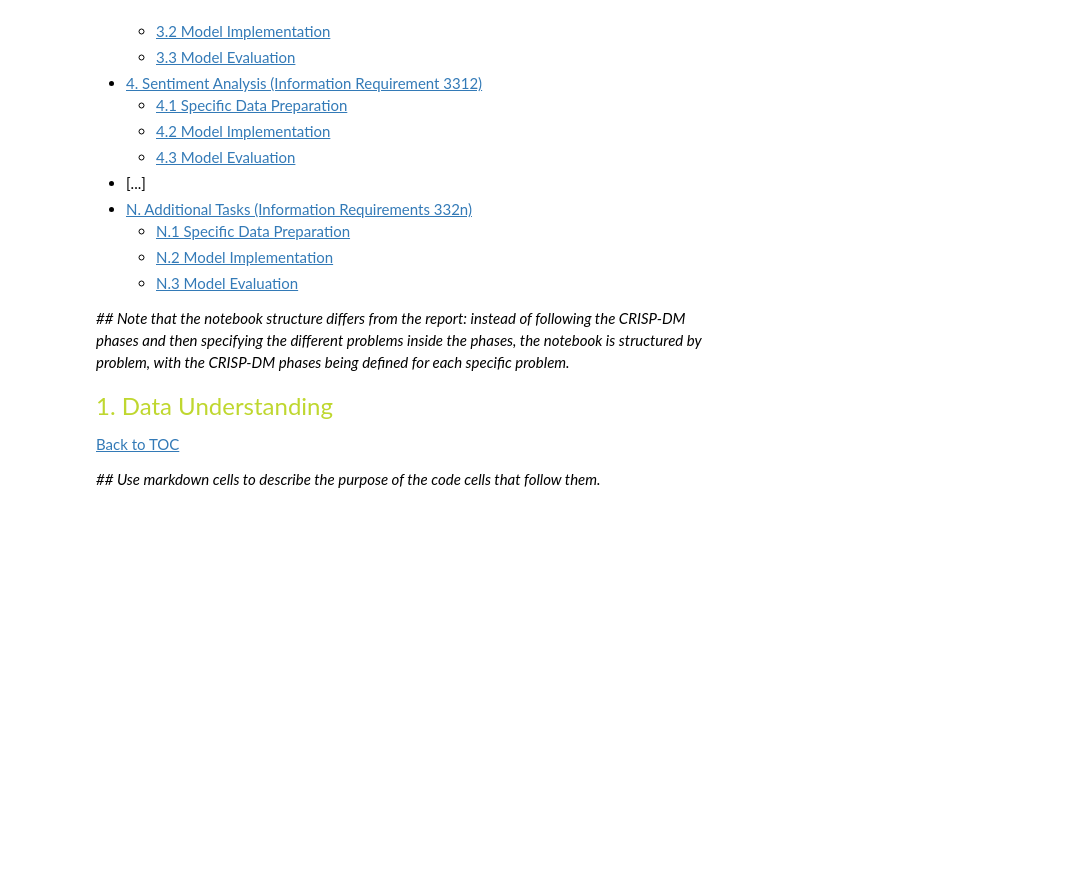
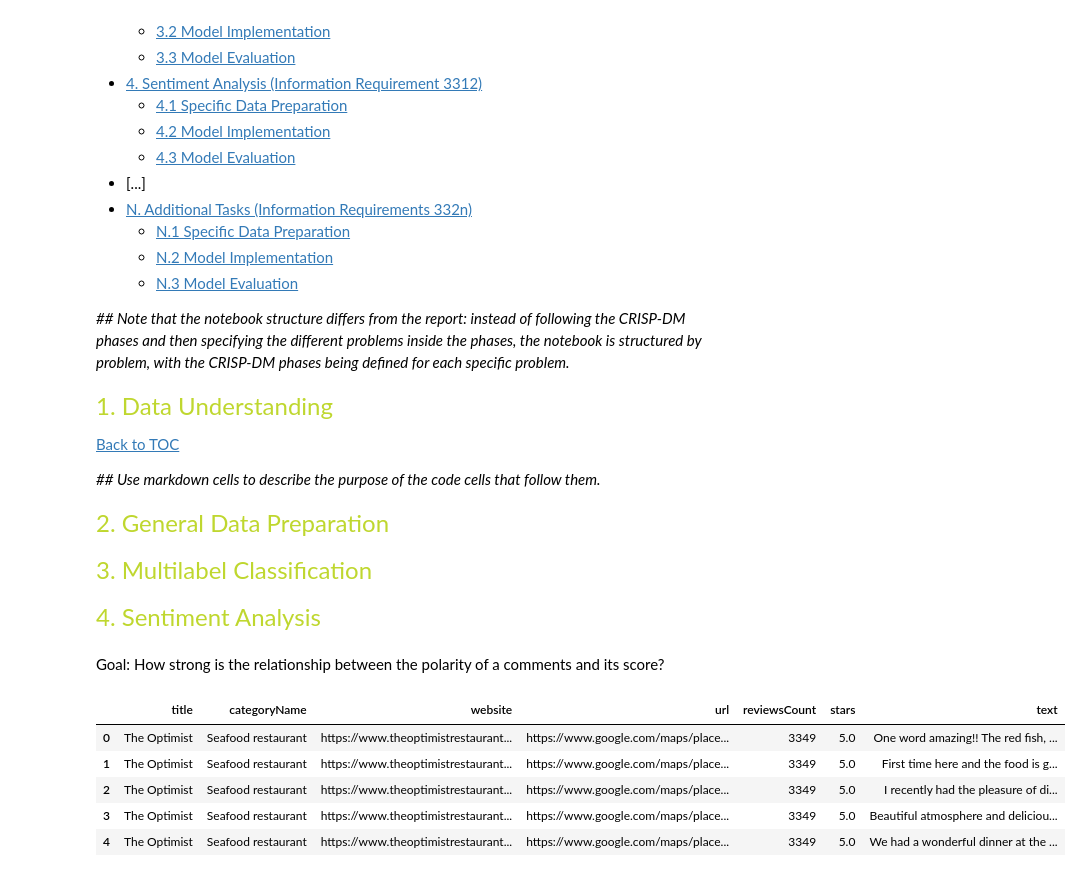
Before and after one commit to Dari212/TextMiningProject, a Jupyter notebook: TM2526_project_sow_Annex_B_Notebook_Template.ipynb, the cells around one changed output. Cells and saved outputs as stored; diff of their text form; code cells hidden in the pictures; blank space fills up the shorter version.

```diff
--- a/TM2526_project_sow_Annex_B_Notebook_Template.ipynb
+++ b/TM2526_project_sow_Annex_B_Notebook_Template.ipynb
@@ -50,3 +73,21 @@ def text_mining_project_simulator():
 ## Calls to functions (whether defined by the group, or imported from packages) must be separate from their definition
 
 text_mining_project_simulator()
+# %% [markdown]
+<font color='#BFD72F' size=5>2. General Data Preparation</font> <a class="anchor" id="P1"></a>
+# %% [markdown]
+<font color='#BFD72F' size=5>3. Multilabel Classification</font> <a class="anchor" id="P1"></a>
+# %% [markdown]
+<font color='#BFD72F' size=5>4. Sentiment Analysis</font> <a class="anchor" id="P1"></a>
+# %% [markdown]
+Goal: How strong is the relationship between the polarity of a comments and its score?
+# %%
+dataset_sent = pd.read_csv(r"data_atlanta\atlanta_restaurant_slice_2023.csv")
+dataset_sent.head()
+# %% [output]
+|  | title | categoryName | website | url | reviewsCount | stars | text |
+| 0 | The Optimist | Seafood restaurant | https://www.theoptimistrestaurant... | https://www.google.com/maps/place... | 3349 | 5.0 | One word amazing!! The red fish, ... |
+| 1 | The Optimist | Seafood restaurant | https://www.theoptimistrestaurant... | https://www.google.com/maps/place... | 3349 | 5.0 | First time here and the food is g... |
+| 2 | The Optimist | Seafood restaurant | https://www.theoptimistrestaurant... | https://www.google.com/maps/place... | 3349 | 5.0 | I recently had the pleasure of di... |
+| 3 | The Optimist | Seafood restaurant | https://www.theoptimistrestaurant... | https://www.google.com/maps/place... | 3349 | 5.0 | Beautiful atmosphere and deliciou... |
+| 4 | The Optimist | Seafood restaurant | https://www.theoptimistrestaurant... | https://www.google.com/maps/place... | 3349 | 5.0 | We had a wonderful dinner at the ... |
```
Also changed, not shown: parts of 34 cells of this notebook, 1 other file.
